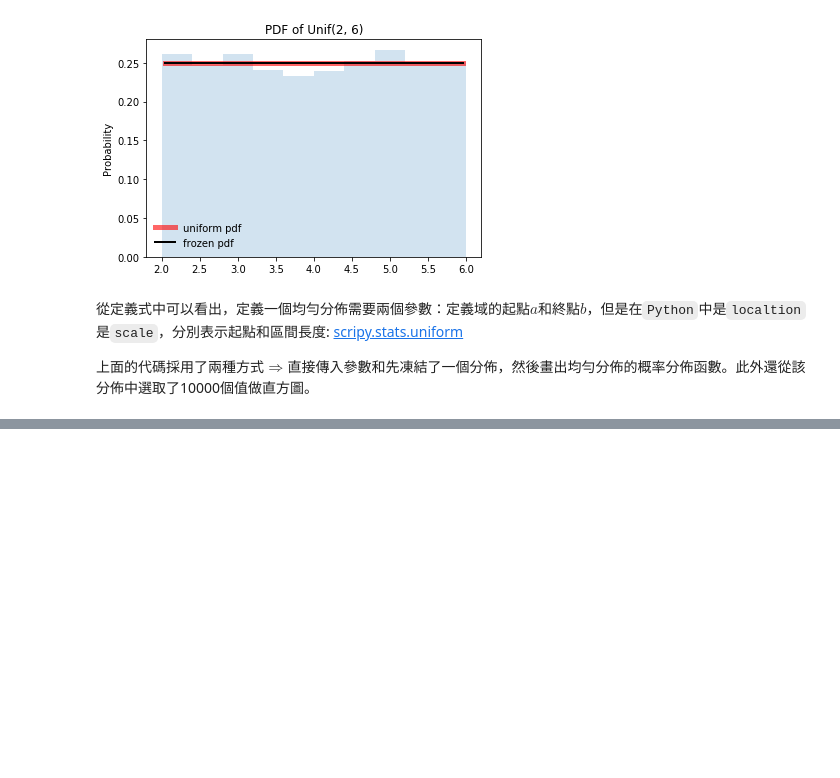
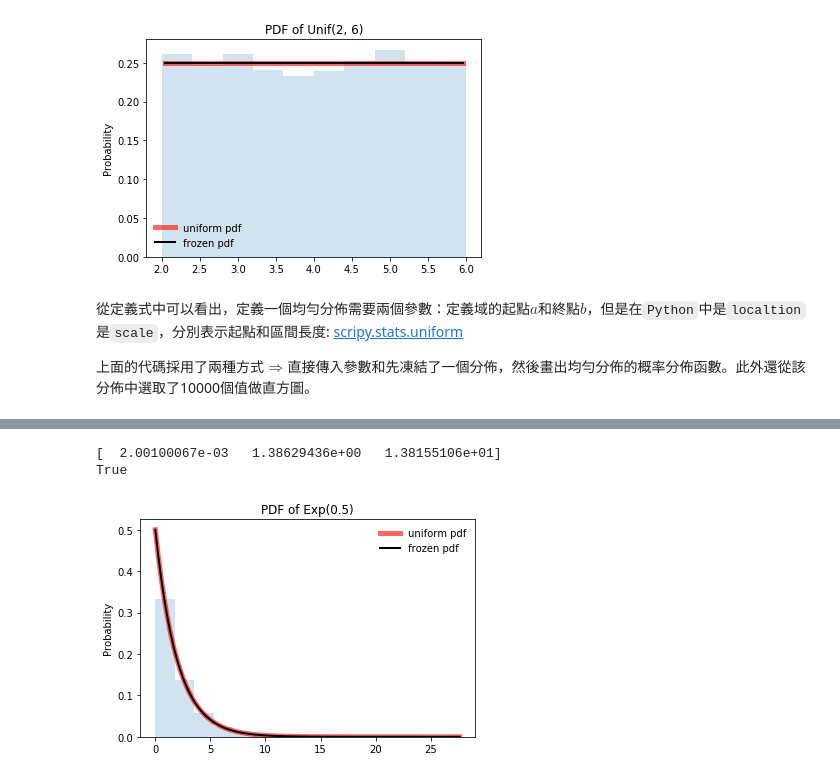
Before and after one commit to TerenceLiu98/Undergraduate-in-Statistics, a Jupyter notebook: jupyterfiles/Use PY in Advanced Statistics .ipynb, the cells around one changed output, grey strips where cells are left out. Drawn from its saved outputs; the diff is of its cells as text; code cells hidden in the pictures; blank space fills up the shorter version.

```diff
--- a/jupyterfiles/Use PY in Advanced Statistics .ipynb
+++ b/jupyterfiles/Use PY in Advanced Statistics .ipynb
@@ -502,0 +536,45 @@ True
+# %%
+import numpy as np
+import matplotlib.pyplot as plt
+import scipy.stats as stats
+
+def exponential_dis(loc=0, scale=1.0):
+    """
+    指数分布，exponential continuous random variable
+    按照定义，指数分布只有一个参数lambda，这里的scale = 1/lambda
+    :param loc: 定义域的左端点，相当于将整体分布沿x轴平移loc
+    :param scale: lambda的倒数，loc + scale表示该分布的均值，scale^2表示该分布的方差
+    :return:
+    """
+    exp_dis = stats.expon(loc=loc, scale=scale)
+    x = np.linspace(exp_dis.ppf(0.000001),
+                    exp_dis.ppf(0.999999), 100)
+    fig, ax = plt.subplots(1, 1)
+
+    # 直接传入参数
+    ax.plot(x, stats.expon.pdf(x, loc=loc, scale=scale), 'r-',
+            lw=5, alpha=0.6, label='uniform pdf')
+
+    # 从冻结的均匀分布取值
+    ax.plot(x, exp_dis.pdf(x), 'k-',
+            lw=2, label='frozen pdf')
+
+    # 计算ppf分别等于0.001, 0.5, 0.999时的x值
+    vals = exp_dis.ppf([0.001, 0.5, 0.999])
+    print(vals)
+
+    # Check accuracy of cdf and ppf
+    print(np.allclose([0.001, 0.5, 0.999], exp_dis.cdf(vals)))
+
+    r = exp_dis.rvs(size=10000)
+    ax.hist(r, normed=True, histtype='stepfilled', alpha=0.2)
+    plt.ylabel('Probability')
+    plt.title(r'PDF of Exp(0.5)')
+    ax.legend(loc='best', frameon=False)
+    plt.show()
+
+exponential_dis(loc=0, scale=2)
+# %% [output]
+[  2.00100067e-03   1.38629436e+00   1.38155106e+01]
+True
+[figure, added]
```
Also changed, not shown: parts of 13 cells of this notebook.
